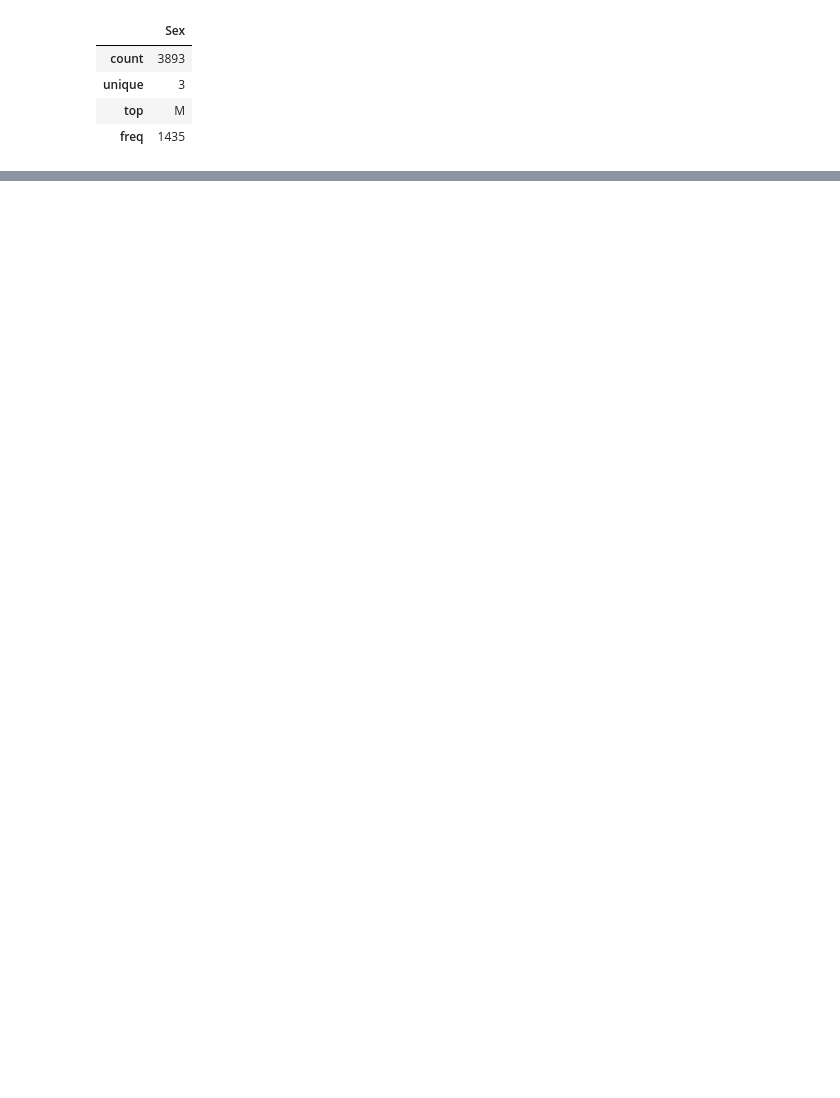
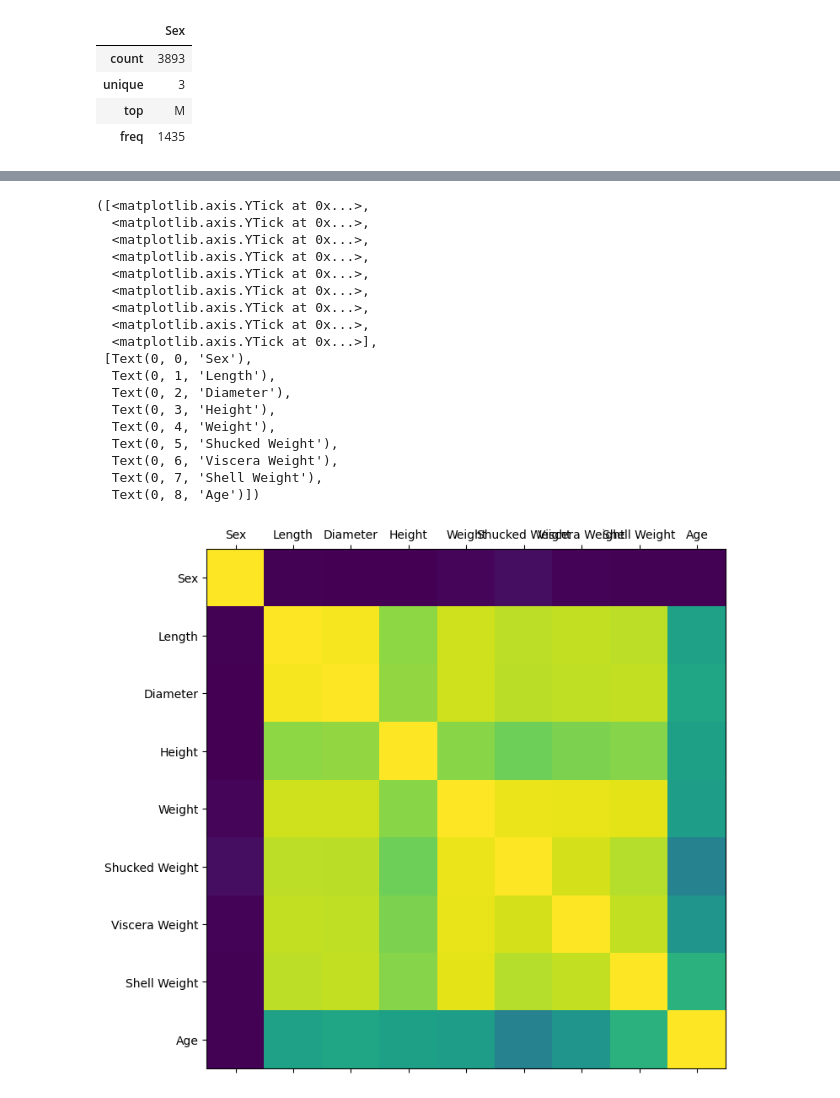
Before and after one commit to MathUPTC/CrabAge, a Jupyter notebook: Notebooks/eda_data.ipynb, the cells around one changed output, grey strips where cells are left out. Saved outputs shown, nothing was run; the diff lists cells and outputs as text; code cells hidden in the pictures; blank space fills up the shorter version.

Commit message:
Realice un analisis de correlación entre los atributos y tambien con respecto al atributo a predecir(Age)

```diff
--- a/Notebooks/eda_data.ipynb
+++ b/Notebooks/eda_data.ipynb
@@ -131,0 +140,4 @@ plt.show
+# %%
+labelencoder = LabelEncoder()
+data["Sex"] = labelencoder.fit_transform(data["Sex"])
+data
@@ -131,0 +200,27 @@ plt.show
+# %%
+#Representar gráficamente la matriz de correlación
+corr = data.corr()
+fig, ax = plt.subplots(figsize=(8, 8))
+ax.matshow(corr)
+plt.xticks(range(len(corr.columns)), corr.columns)
+plt.yticks(range(len(corr.columns)), corr.columns)
+# %% [output]
+([<matplotlib.axis.YTick at 0x...>,
+  <matplotlib.axis.YTick at 0x...>,
+  <matplotlib.axis.YTick at 0x...>,
+  <matplotlib.axis.YTick at 0x...>,
+  <matplotlib.axis.YTick at 0x...>,
+  <matplotlib.axis.YTick at 0x...>,
+  <matplotlib.axis.YTick at 0x...>,
+  <matplotlib.axis.YTick at 0x...>,
+  <matplotlib.axis.YTick at 0x...>],
+ [Text(0, 0, 'Sex'),
+  Text(0, 1, 'Length'),
+  Text(0, 2, 'Diameter'),
+  Text(0, 3, 'Height'),
+  Text(0, 4, 'Weight'),
+  Text(0, 5, 'Shucked Weight'),
+  Text(0, 6, 'Viscera Weight'),
+  Text(0, 7, 'Shell Weight'),
+  Text(0, 8, 'Age')])
+[figure, added]
```
Also changed, not shown: parts of 22 cells of this notebook.
